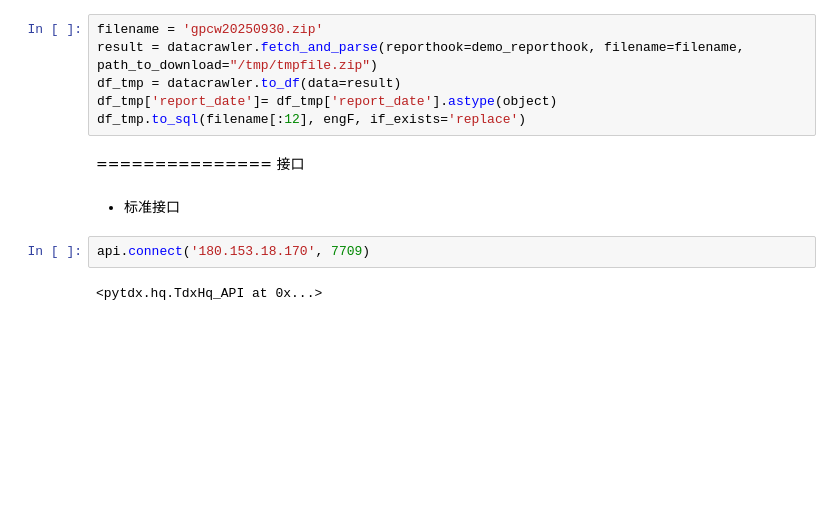
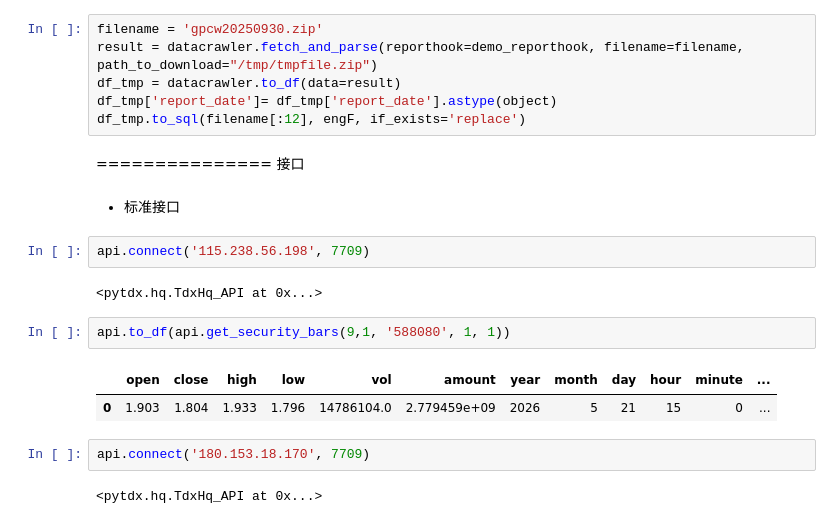
Before and after one commit to u588/app, a Jupyter notebook: AiStock/TDX数据接口.ipynb, the cells around one changed output. Cells and saved outputs as stored; diff of their text form; blank space fills up the shorter version.

```diff
--- a/AiStock/TDX数据接口.ipynb
+++ b/AiStock/TDX数据接口.ipynb
@@ -82,6 +82,15 @@ df_tmp.to_sql(filename[:12], engF, if_exists='replace')
 =============== 接口
 # %% [markdown]
 * 标准接口
+# %%
+api.connect('115.238.56.198', 7709)
+# %% [output]
+<pytdx.hq.TdxHq_API at 0x...>
+# %%
+api.to_df(api.get_security_bars(9,1, '588080', 1, 1))
+# %% [output]
+|  | open | close | high | low | vol | amount | year | month | day | hour | minute | ... |
+| 0 | 1.903 | 1.804 | 1.933 | 1.796 | 14786104.0 | 2.779459e+09 | 2026 | 5 | 21 | 15 | 0 | ... |
 # %%
 api.connect('180.153.18.170', 7709)
 # %% [output]
```
Also changed, not shown: parts of 6 cells of this notebook, 3 other files.
